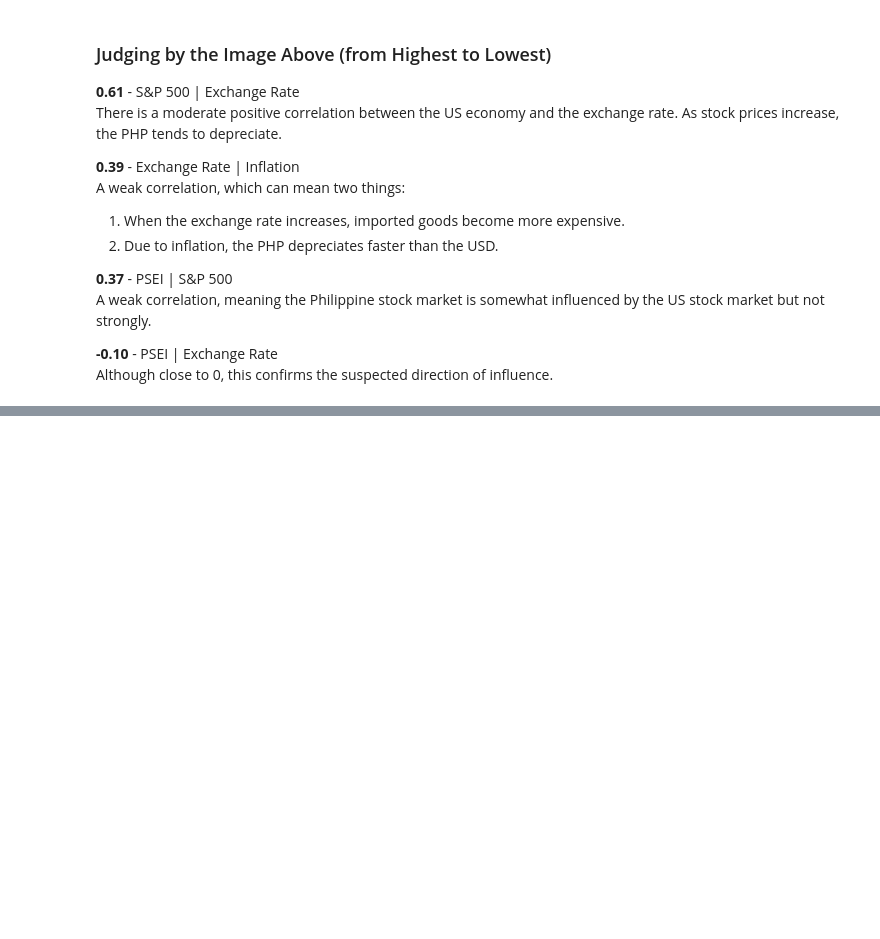
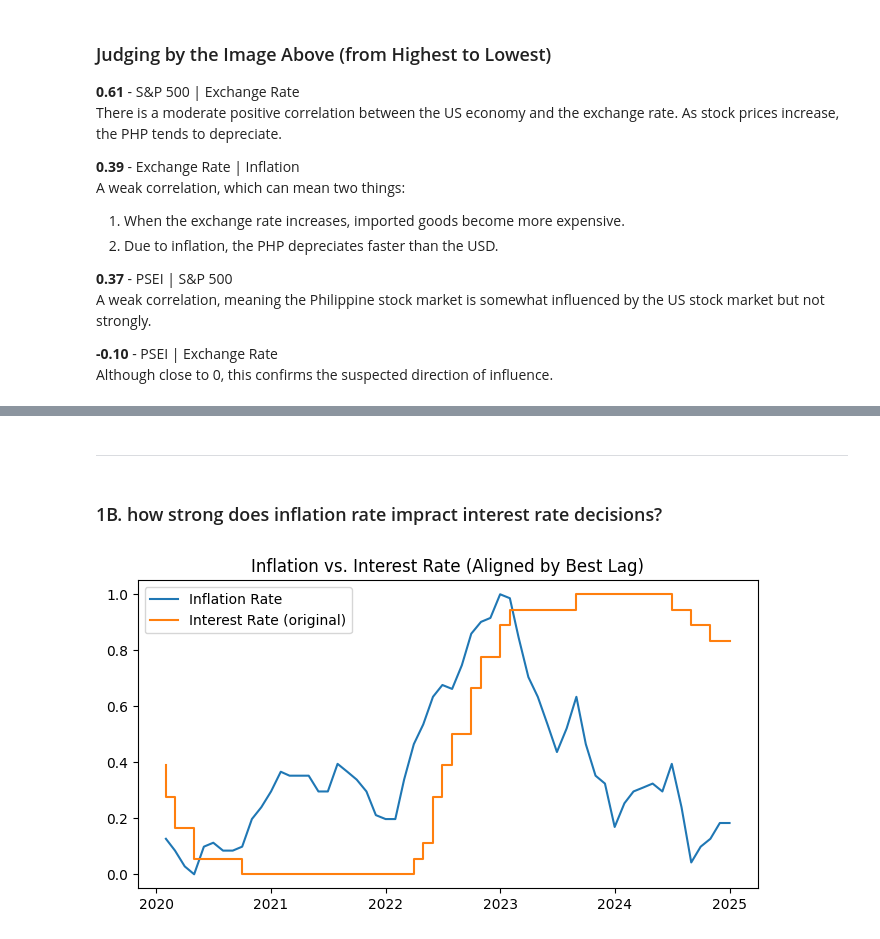
Before and after one commit to Waynes-Wu/market-analysis, a Jupyter notebook: analysis.ipynb, the cells around one changed output, grey strips where cells are left out. Cells and saved outputs as stored; diff of their text form; code cells hidden in the pictures; blank space fills up the shorter version.

```diff
--- a/analysis.ipynb
+++ b/analysis.ipynb
@@ -110,0 +186,16 @@ Although close to 0, this confirms the suspected direction of influence.
+# %% [markdown]
+---
+# %% [markdown]
+### 1B. how strong does inflation rate impract interest rate decisions?
+# %%
+plt.figure(figsize=(8, 4))
+plt.plot(merged_df['Date'], merged_df['normalized_inflation'], label="Inflation Rate")
+
+plt.step(merged_df['Date'], merged_df['normalized_TRRR'], label=f"Interest Rate (original)")
+
+
+plt.legend()
+plt.title("Inflation vs. Interest Rate (Aligned by Best Lag)")
+plt.show()
+# %% [output]
+[figure, added]
```
Also changed, not shown: parts of 41 cells of this notebook, 1 other file.
